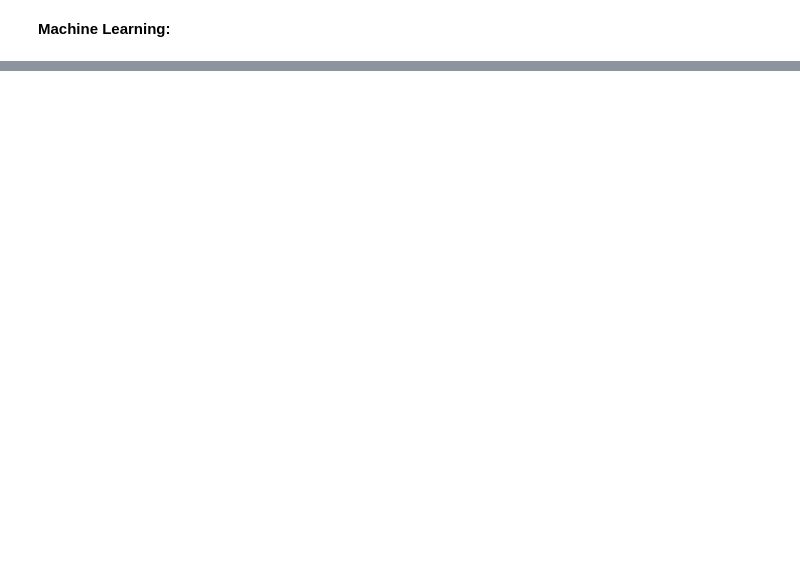
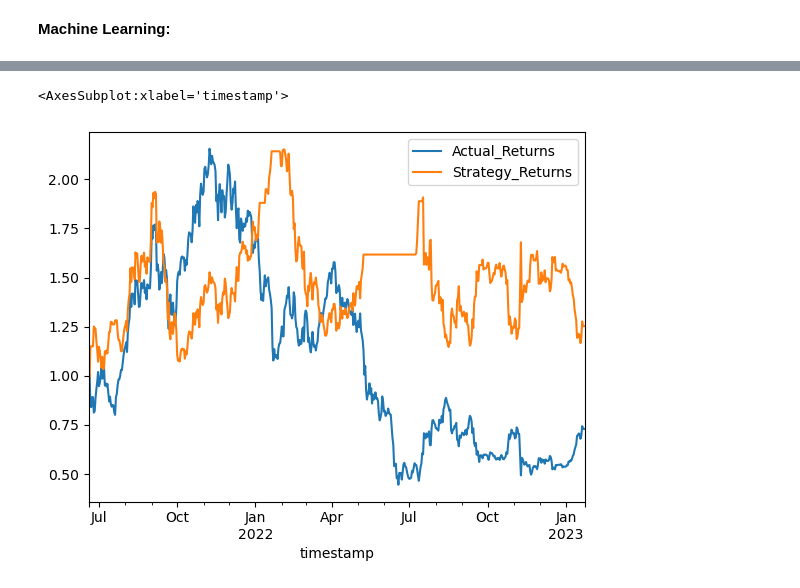
Before and after one commit to AGralin/dreambuilder_bot, a Jupyter notebook: FG_machine_learning.ipynb, the cells around one changed output, grey strips where cells are left out. Drawn from its saved outputs; the diff is of its cells as text; code cells hidden in the pictures; blank space fills up the shorter version.

Commit message:
completed SVM for fear and greed strat

```diff
--- a/FG_machine_learning.ipynb
+++ b/FG_machine_learning.ipynb
@@ -222,0 +252,4 @@ model_df.tail()
+# %%
+# Create the target set (-1 = Short, 0 = Stables, 1 = Long)
+y = model_df['Signal']
+y.value_counts()
@@ -222,0 +285,6 @@ model_df.tail()
+# %%
+# Generate the X_test and y_test DataFrames
+X_test = X.loc[training_end:]
+y_test = y.loc[training_end:]
+
+X_test.head()
@@ -222,0 +317,12 @@ model_df.tail()
+# %%
+# Create model
+svm_model = svm.SVC()
+
+# Fit the model to the data using X_train_scaled and y_train
+svm_model = svm_model.fit(X_train_scaled, y_train)
+
+# Use the trained model to predict the trading signals for the training data
+svm_pred = svm_model.predict(X_train_scaled)
+
+# Display the sample predictions
+svm_pred[:15]
@@ -222,0 +347,20 @@ model_df.tail()
+# %%
+# Create a new empty predictions DataFrame:
+testing_signal_predictions = svm_model.predict(X_test_scaled)
+
+# Create a predictions DataFrame
+predictions_df = pd.DataFrame(index=X_test.index)
+
+# Add the SVM model predictions to the DataFrame
+predictions_df['Predicted'] = testing_signal_predictions
+
+
+# Add the actual returns to the DataFrame
+predictions_df['Actual_Returns'] = combined_df_["change"]
+
+# Add the strategy returns to the DataFrame
+predictions_df['Strategy_Returns'] = predictions_df["Actual_Returns"] * predictions_df["Predicted"]
+
+# Review the DataFrame
+display(predictions_df.head())
+display(predictions_df.tail())
@@ -222,0 +382,6 @@ model_df.tail()
+# %%
+# Plot the actual returns versus the strategy returns
+(1 + predictions_df[["Actual_Returns", "Strategy_Returns"]]).cumprod().plot()
+# %% [output]
+<AxesSubplot:xlabel='timestamp'>
+[figure, added]
```
Also changed, not shown: parts of 26 cells of this notebook, 1 other file.
